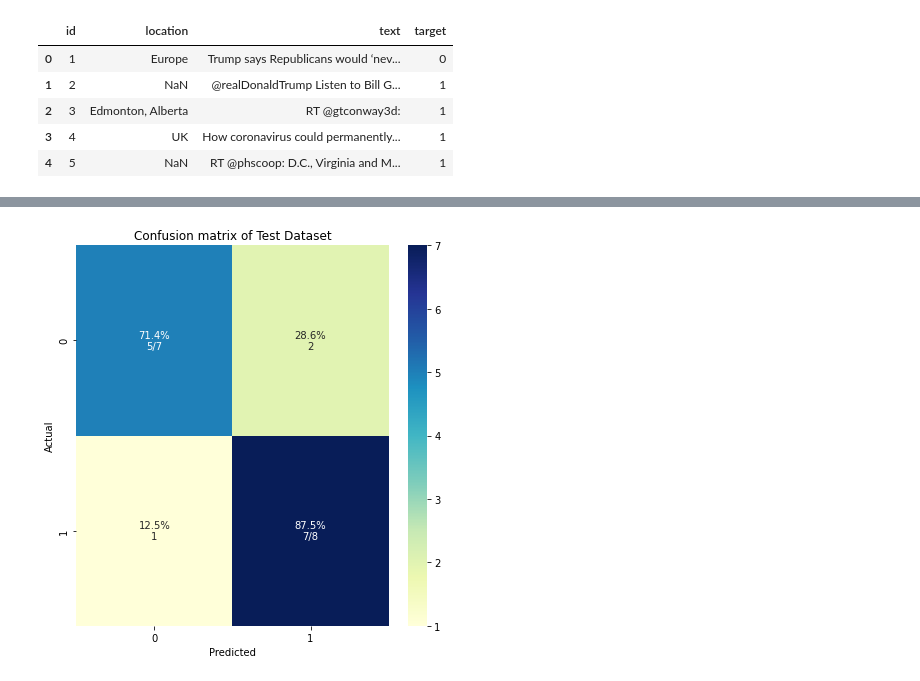
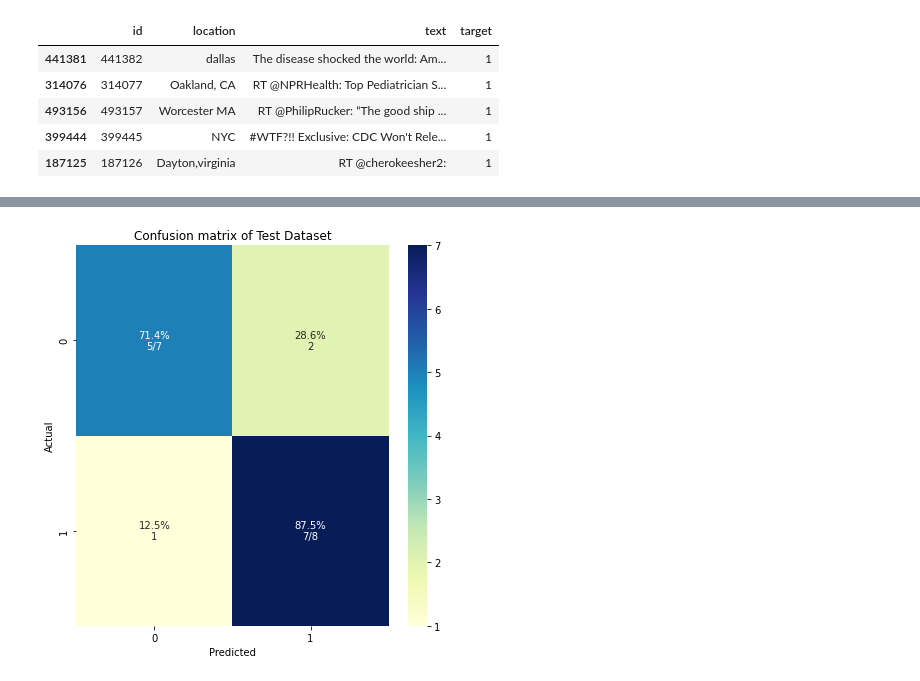
Before and after one commit to manishrajosti/Research-Text-classification, a Jupyter notebook: BiLSTM.ipynb, the cells around one changed output, grey strips where cells are left out. Drawn from its saved outputs; the diff is of its cells as text; code cells hidden in the pictures.

```diff
--- a/BiLSTM.ipynb
+++ b/BiLSTM.ipynb
@@ -47,0 +65,3 @@ Data shape (900000, 4)
+# %%
+df_spam = data[data['target']==0]
+df_spam.shape
@@ -47,0 +70,3 @@ Data shape (900000, 4)
+# %%
+df_ham = data[data['target']==1]
+df_ham.shape
@@ -47,0 +75,3 @@ Data shape (900000, 4)
+# %%
+df_ham_downsampled = df_ham.sample(df_spam.shape[0])
+df_ham_downsampled.shape
@@ -47,0 +80,3 @@ Data shape (900000, 4)
+# %%
+df_balanced = pd.concat([df_ham_downsampled, df_spam])
+df_balanced.shape
@@ -48,20 +102,20 @@ Data shape (900000, 4)
 # %%
 pattern = re.compile('http[s]?://(?:[a-zA-Z]|[0-9]|[$-_@.&+]|[!*\(\),]|(?:%[0-9a-fA-F][0-9a-fA-F]))+')
 
 def remove_url(text):
     no_html= pattern.sub('',text)
     return no_html
 
 # Remove all text that start with http
-data.text = data.text.apply(lambda x: remove_url(x))
-data.head()
+df_balanced.text = df_balanced.text.apply(lambda x: remove_url(x))
+df_balanced.head()
 # %% [output]
 |  | id | location | text | target |
-| 0 | 1 | Europe | Trump says Republicans would ‘nev... | 0 |
-| 1 | 2 | NaN | @realDonaldTrump Listen to Bill G... | 1 |
-| 2 | 3 | Edmonton, Alberta | RT @gtconway3d: | 1 |
-| 3 | 4 | UK | How coronavirus could permanently... | 1 |
-| 4 | 5 | NaN | RT @phscoop: D.C., Virginia and M... | 1 |
+| 441381 | 441382 | dallas | The disease shocked the world: Am... | 1 |
+| 314076 | 314077 | Oakland, CA | RT @NPRHealth: Top Pediatrician S... | 1 |
+| 493156 | 493157 | Worcester MA | RT @PhilipRucker: “The good ship ... | 1 |
+| 399444 | 399445 | NYC | #WTF?!! Exclusive: CDC Won't Rele... | 1 |
+| 187125 | 187126 | Dayton,virginia | RT @cherokeesher2: | 1 |
 # %%
 # now remove stopwords, change to lowercase
 
```
Also changed, not shown: parts of 35 cells of this notebook.
